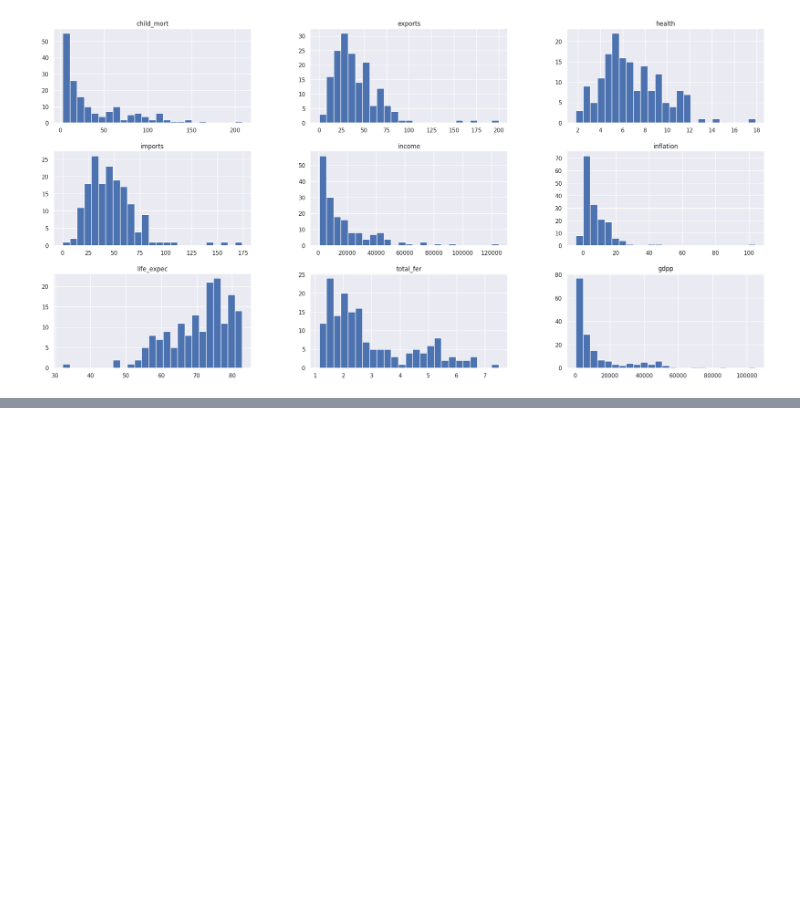
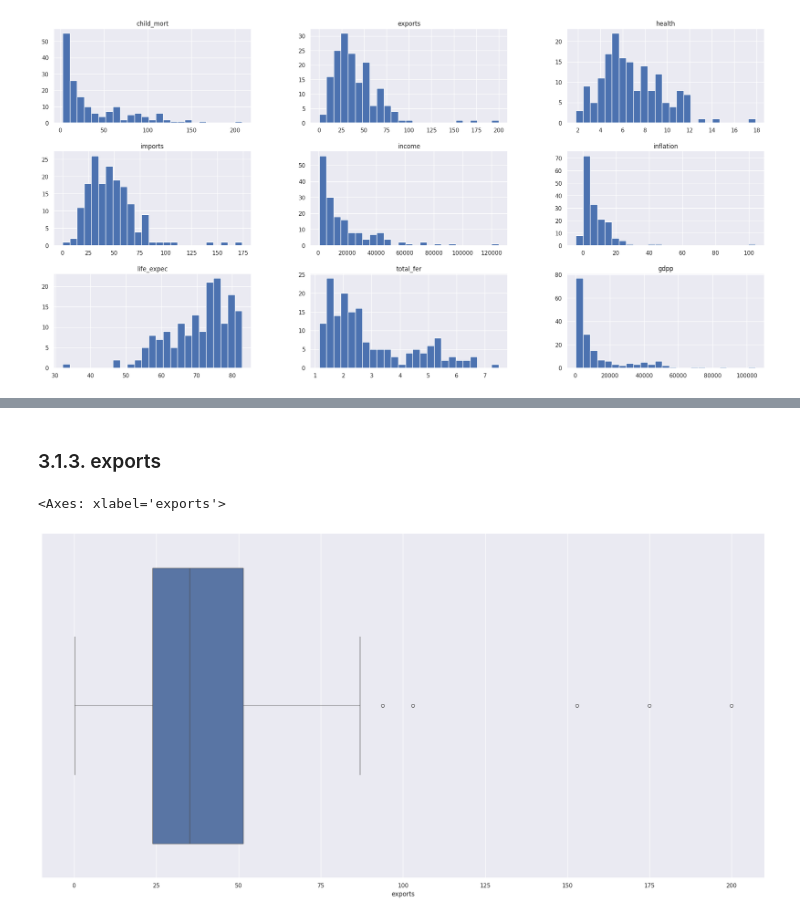
Before and after one commit to yvesmoura/eda-socio-economic-and-health-factors, a Jupyter notebook: eda-desafio_final.ipynb, the cells around one changed output, grey strips where cells are left out. Saved outputs shown, nothing was run; the diff lists cells and outputs as text; code cells hidden in the pictures; blank space fills up the shorter version.

```diff
--- a/eda-desafio_final.ipynb
+++ b/eda-desafio_final.ipynb
@@ -221,0 +232,7 @@ num_attributes.hist(bins=25);
+# %% [markdown]
+### 3.1.3. exports
+# %%
+sns.boxplot(x=df3["exports"])
+# %% [output]
+<Axes: xlabel='exports'>
+[figure, added]
```
Also changed, not shown: parts of 37 cells of this notebook, 1 other file.
